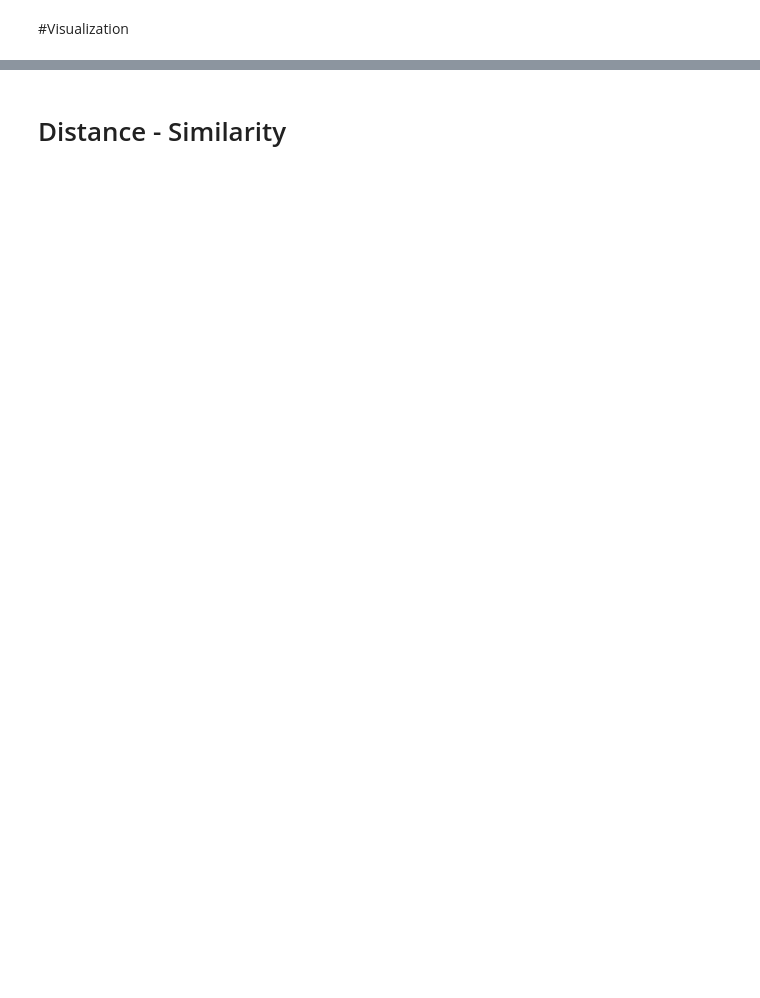
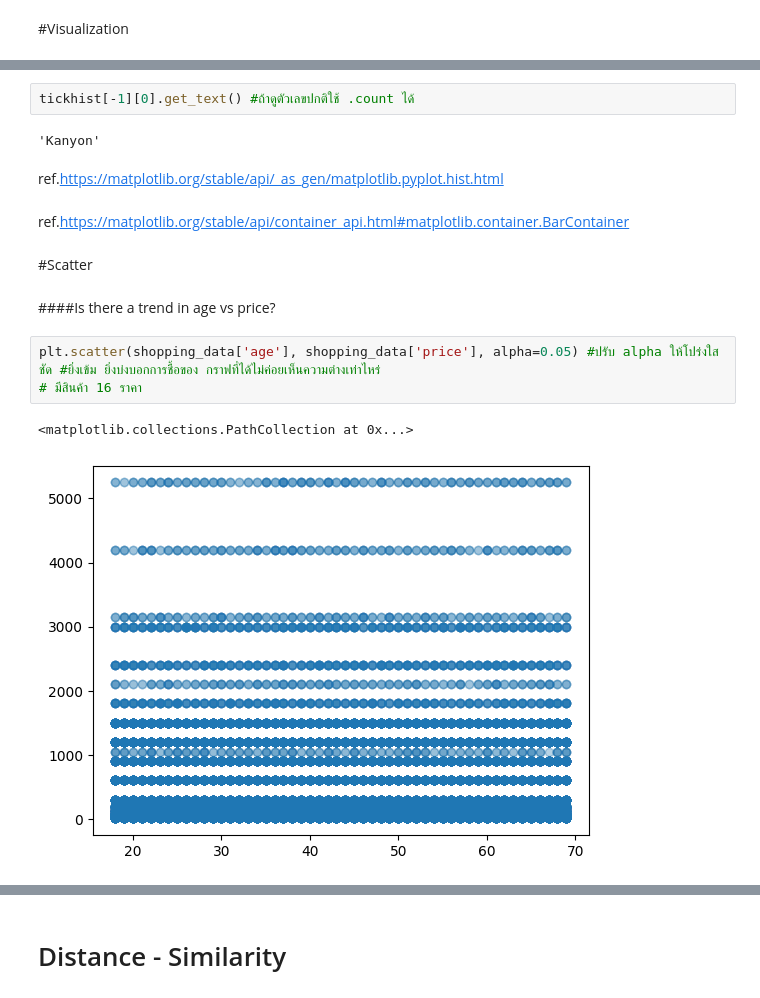
Before and after one commit to ThitipornJaiaue/BSC_DPDM23, a Jupyter notebook: Understanding_Data.ipynb, the cells around one changed output, grey strips where cells are left out. Saved outputs shown, nothing was run; the diff lists cells and outputs as text; blank space fills up the shorter version.

```diff
--- a/Understanding_Data.ipynb
+++ b/Understanding_Data.ipynb
@@ -85,0 +207,18 @@ data_from_gsheets.describe()
+# %%
+tickhist[-1][0].get_text() #ถ้าดูตัวเลขปกติใช้ .count ได้
+# %% [output]
+'Kanyon'
+# %% [markdown]
+ref.https://matplotlib.org/stable/api/_as_gen/matplotlib.pyplot.hist.html
+# %% [markdown]
+ref.https://matplotlib.org/stable/api/container_api.html#matplotlib.container.BarContainer
+# %% [markdown]
+#Scatter
+# %% [markdown]
+####Is there a trend in age vs price?
+# %%
+plt.scatter(shopping_data['age'], shopping_data['price'], alpha=0.05) #ปรับ alpha ให้โปร่งใส ชัด #ยิ่งเข้ม ยิ่งบ่งบอกการชื้อของ กราฟที่ได้ไม่ค่อยเห็นความต่างเท่าไหร่
+# มีสินค้า 16 ราคา
+# %% [output]
+<matplotlib.collections.PathCollection at 0x...>
+[figure, added]
```
Also changed, not shown: parts of 60 cells of this notebook.
